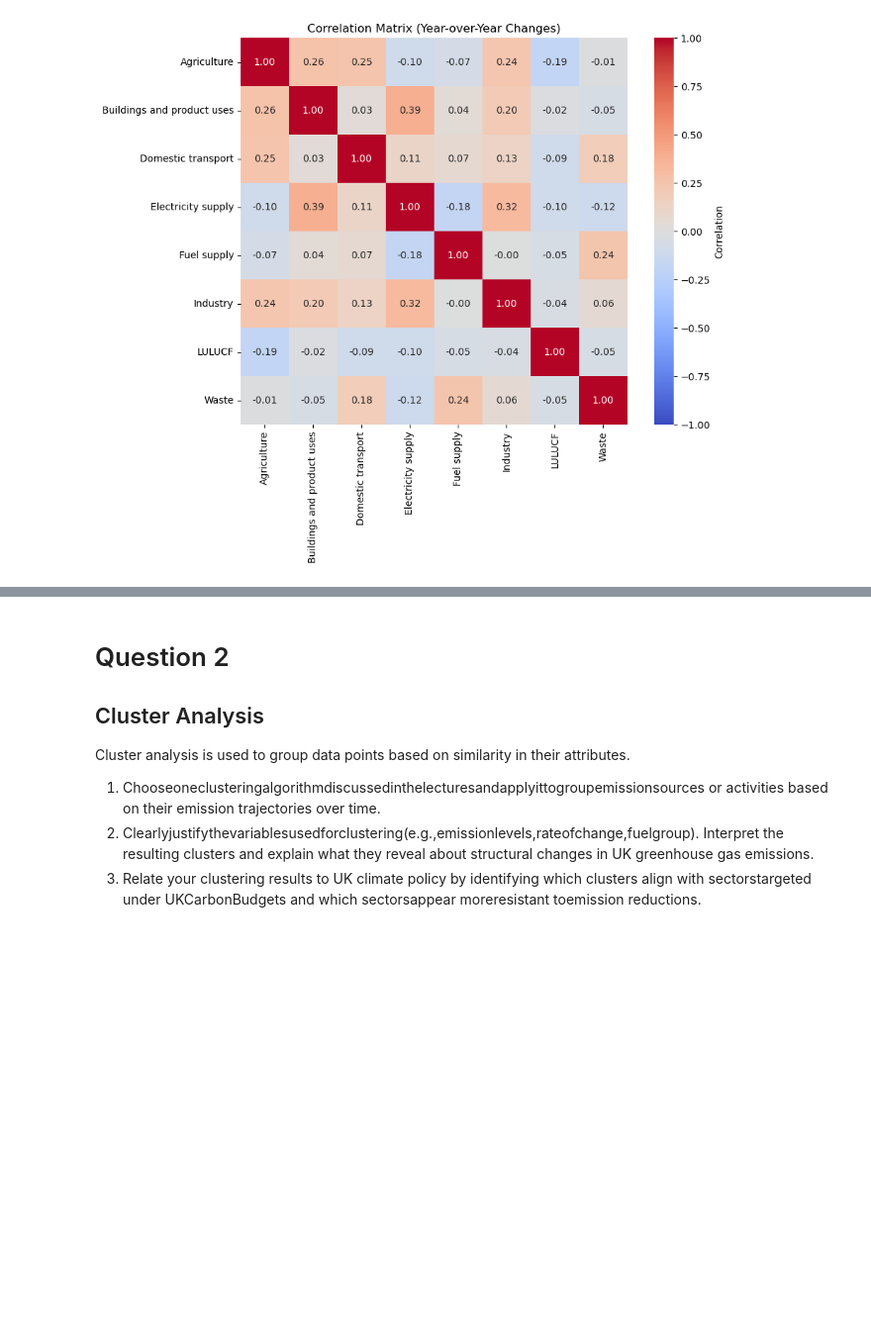
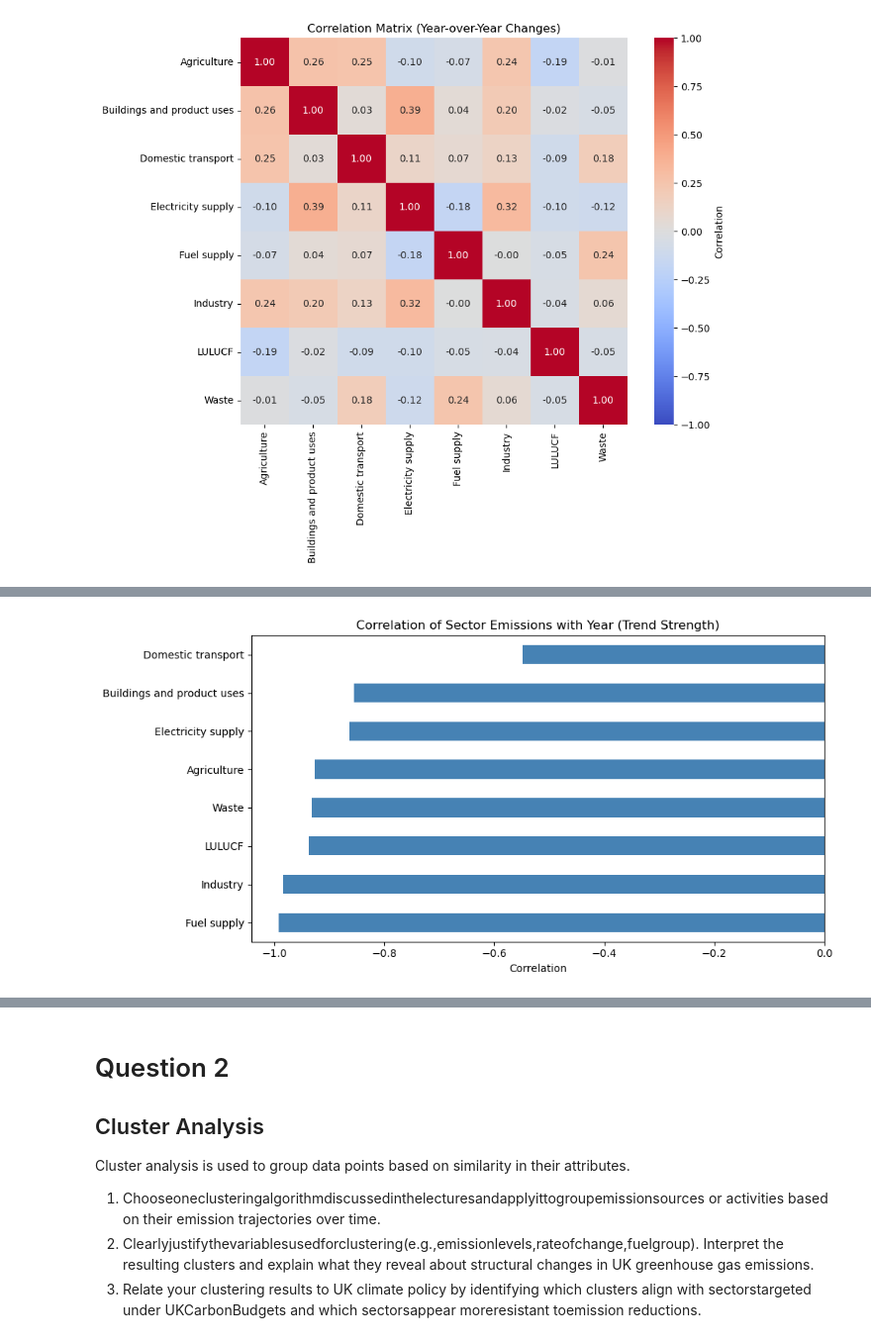
Before and after one commit to PontusNeumann/CBS-Spring26, a Jupyter notebook: alex_ml_ma1.ipynb, the cells around one changed output, grey strips where cells are left out. Shown at 99% size. Saved outputs shown, nothing was run; the diff lists cells and outputs as text; code cells hidden in the pictures; blank space fills up the shorter version.

```diff
--- a/alex_ml_ma1.ipynb
+++ b/alex_ml_ma1.ipynb
@@ -203,0 +352,16 @@ plt.show()
+# %%
+# --- Correlation with Year (trend strength) ---
+years = pivot.index.values
+corr_with_year = pd.Series({
+    s: correlation(years, pivot[s].values) for s in sectors
+}).sort_values()
+
+fig, ax = plt.subplots(figsize=(10, 5))
+corr_with_year.plot(kind="barh", ax=ax, color="steelblue")
+ax.set_title("Correlation of Sector Emissions with Year (Trend Strength)")
+ax.set_xlabel("Correlation")
+ax.axvline(x=0, color="black", linewidth=0.5)
+plt.tight_layout()
+plt.show()
+# %% [output]
+[figure, added]
```
Also changed, not shown: parts of 13 cells of this notebook, 1 other file.
